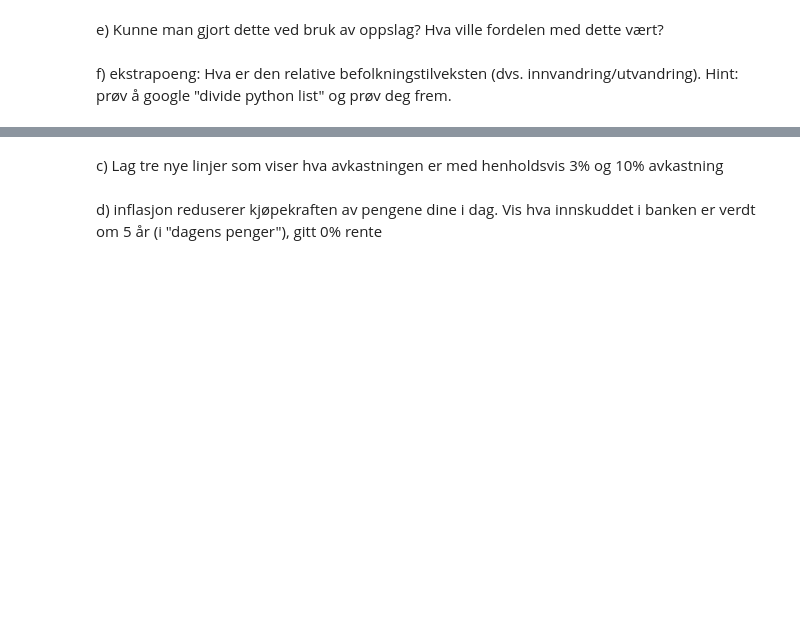
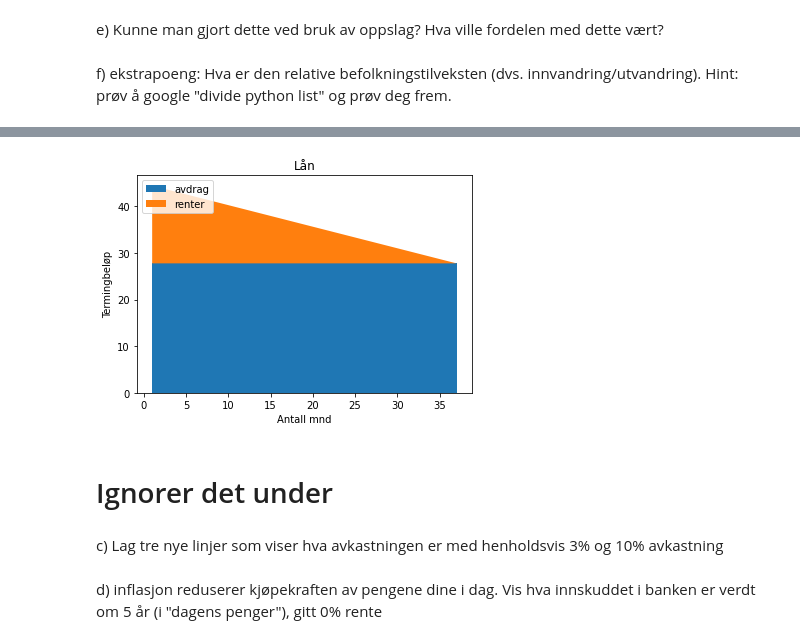
Before and after one commit to uit-sok-1003-h22/mappe, a Jupyter notebook: Case1.ipynb, the cells around one changed output, grey strips where cells are left out. Drawn from its saved outputs; the diff is of its cells as text; code cells hidden in the pictures; blank space fills up the shorter version.

```diff
--- a/Case1.ipynb
+++ b/Case1.ipynb
@@ -79,0 +158,6 @@ b) Vis dette figurativt ved hjelp av matplotlib
+# %%
+#samme som tidligere funksjon, men her tar vi ikke summen
+def interest_rate_monthly_serie(x, r, term):
+    avdrag = x/(term)
+    rente = (x-avdrag*np.arange(0,term+1))*r/12
+    return rente
@@ -80,3 +176,25 @@ b) Vis dette figurativt ved hjelp av matplotlib
+# %%
+#lager funksjon for downpayment
+def down_payment(x, term):
+    return x/term
+# %%
+y = np.arange(1, 38, 1)
+x = 37
+x1 = [down_payment(1000,36)]*x
+x2 = interest_rate_monthly_serie(1000, 0.2, 36)
+
+fig, ax = plt.subplots()
+ax.stackplot(y, x1, x2, labels=["avdrag", "renter"])
+ax.legend(loc='upper left')
+ax.set_title('Lån')
+ax.set_xlabel('Antall mnd')
+ax.set_ylabel('Termingbeløp')
+
+plt.show()
+# %% [output]
+[figure, added]
+# %% [markdown]
+# Ignorer det under
 # %% [markdown]
 c) Lag tre nye linjer som viser hva avkastningen er med henholdsvis 3% og 10% avkastning
 # %% [markdown]
```
Also changed, not shown: parts of 25 cells of this notebook, 1 other file.
